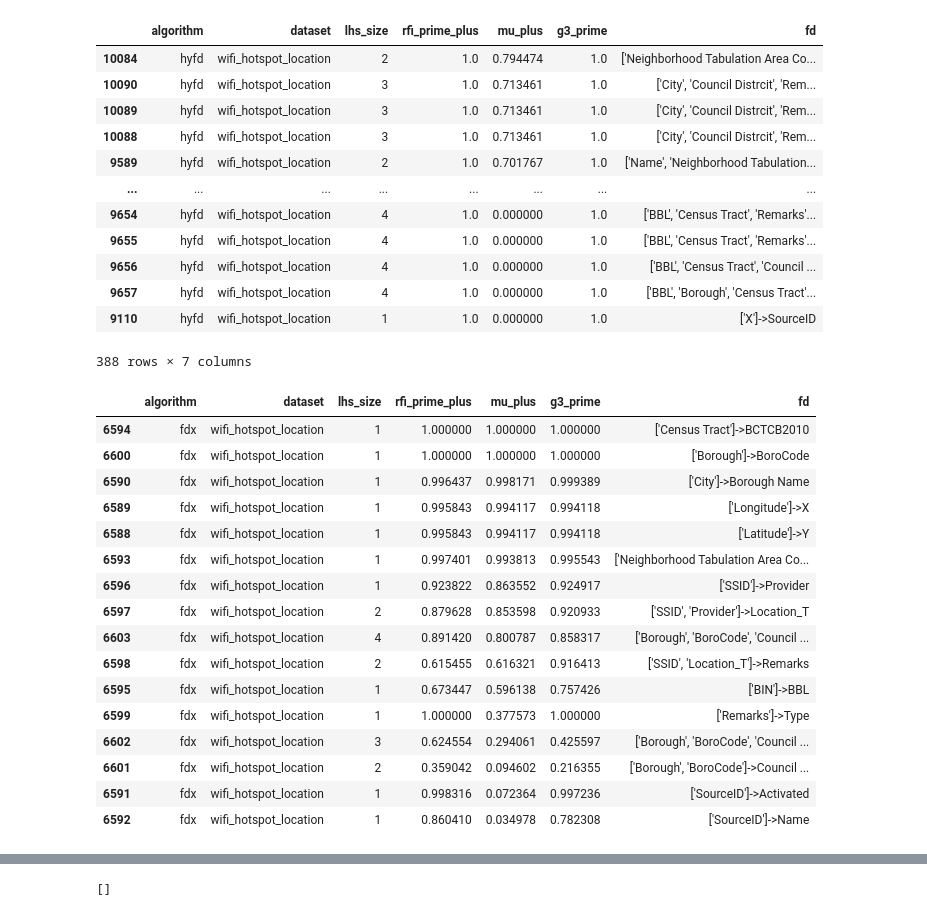
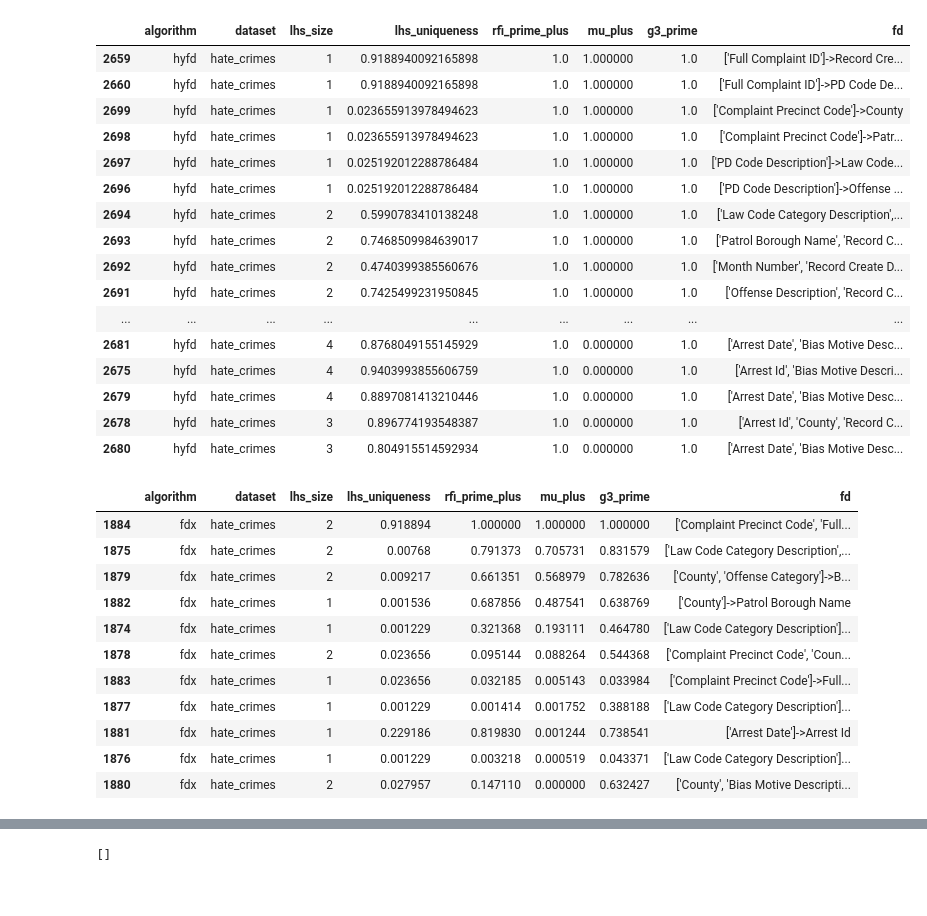
Before and after one commit to AlexF99/tcc, a Jupyter notebook: src/metrics/visualizations/rankings.ipynb, the cells around one changed output, grey strips where cells are left out. Saved outputs shown, nothing was run; the diff lists cells and outputs as text; code cells hidden in the pictures.

```diff
--- a/src/metrics/visualizations/rankings.ipynb
+++ b/src/metrics/visualizations/rankings.ipynb
@@ -3,8 +3,10 @@ import pandas as pd
 from get_dataframes import get_global_df
 # %%
 # parameters
-dataset = 'wifi_hotspot_location'
+dataset = 'hate_crimes'
+# sort_by = 'rfi_prime_plus'
 sort_by = 'mu_plus'
+# sort_by = 'g3_prime'
 results_path = "../../../experiments/final_experiments"
 # results_path = "../../../experiments/12-05-2025"
 
@@ -13,56 +15,56 @@ pd.set_option('display.max_colwidth', None)
 # %%
 hyfd_df = global_df[global_df['algorithm'] == 'hyfd']
 hyfd_df = hyfd_df[hyfd_df['dataset'] == dataset]
 # Filter out rows where any metrics are 1.0
-hyfd_df = hyfd_df[~((hyfd_df['rfi_prime_plus'] == 1.0) &
-                    (hyfd_df['mu_plus'] == 1.0) &
-                    (hyfd_df['g3_prime'] == 1.0))]
+# hyfd_df = hyfd_df[~((hyfd_df['rfi_prime_plus'] == 1.0) &
+#                     (hyfd_df['mu_plus'] == 1.0) &
+#                     (hyfd_df['g3_prime'] == 1.0))]
 # Sort by mu_plus in descending order
 hyfd_df = hyfd_df.sort_values(by=sort_by, ascending=False)
-# hyfd_df.head(50)
-hyfd_df
+hyfd_df.head(50)
+# hyfd_df
 
 # global_df
 # %% [output]
-|  | algorithm | dataset | lhs_size | rfi_prime_plus | mu_plus | g3_prime | fd |
-| 10084 | hyfd | wifi_hotspot_location | 2 | 1.0 | 0.794474 | 1.0 | ['Neighborhood Tabulation Area Co... |
-| 10090 | hyfd | wifi_hotspot_location | 3 | 1.0 | 0.713461 | 1.0 | ['City', 'Council Distrcit', 'Rem... |
-| 10089 | hyfd | wifi_hotspot_location | 3 | 1.0 | 0.713461 | 1.0 | ['City', 'Council Distrcit', 'Rem... |
-| 10088 | hyfd | wifi_hotspot_location | 3 | 1.0 | 0.713461 | 1.0 | ['City', 'Council Distrcit', 'Rem... |
-| 9589 | hyfd | wifi_hotspot_location | 2 | 1.0 | 0.701767 | 1.0 | ['Name', 'Neighborhood Tabulation... |
-| ... | ... | ... | ... | ... | ... | ... | ... |
-| 9654 | hyfd | wifi_hotspot_location | 4 | 1.0 | 0.000000 | 1.0 | ['BBL', 'Census Tract', 'Remarks'... |
-| 9655 | hyfd | wifi_hotspot_location | 4 | 1.0 | 0.000000 | 1.0 | ['BBL', 'Census Tract', 'Remarks'... |
-| 9656 | hyfd | wifi_hotspot_location | 4 | 1.0 | 0.000000 | 1.0 | ['BBL', 'Census Tract', 'Council ... |
-| 9657 | hyfd | wifi_hotspot_location | 4 | 1.0 | 0.000000 | 1.0 | ['BBL', 'Borough', 'Census Tract'... |
-| 9110 | hyfd | wifi_hotspot_location | 1 | 1.0 | 0.000000 | 1.0 | ['X']->SourceID |
+|  | algorithm | dataset | lhs_size | lhs_uniqueness | rfi_prime_plus | mu_plus | g3_prime | fd |
+| 2659 | hyfd | hate_crimes | 1 | 0.9188940092165898 | 1.0 | 1.000000 | 1.0 | ['Full Complaint ID']->Record Cre... |
+| 2660 | hyfd | hate_crimes | 1 | 0.9188940092165898 | 1.0 | 1.000000 | 1.0 | ['Full Complaint ID']->PD Code De... |
+| 2699 | hyfd | hate_crimes | 1 | 0.023655913978494623 | 1.0 | 1.000000 | 1.0 | ['Complaint Precinct Code']->County |
+| 2698 | hyfd | hate_crimes | 1 | 0.023655913978494623 | 1.0 | 1.000000 | 1.0 | ['Complaint Precinct Code']->Patr... |
+| 2697 | hyfd | hate_crimes | 1 | 0.025192012288786484 | 1.0 | 1.000000 | 1.0 | ['PD Code Description']->Law Code... |
+| 2696 | hyfd | hate_crimes | 1 | 0.025192012288786484 | 1.0 | 1.000000 | 1.0 | ['PD Code Description']->Offense ... |
+| 2694 | hyfd | hate_crimes | 2 | 0.5990783410138248 | 1.0 | 1.000000 | 1.0 | ['Law Code Category Description',... |
+| 2693 | hyfd | hate_crimes | 2 | 0.7468509984639017 | 1.0 | 1.000000 | 1.0 | ['Patrol Borough Name', 'Record C... |
+| 2692 | hyfd | hate_crimes | 2 | 0.4740399385560676 | 1.0 | 1.000000 | 1.0 | ['Month Number', 'Record Create D... |
+| 2691 | hyfd | hate_crimes | 2 | 0.7425499231950845 | 1.0 | 1.000000 | 1.0 | ['Offense Description', 'Record C... |
+| ... | ... | ... | ... | ... | ... | ... | ... | ... |
+| 2681 | hyfd | hate_crimes | 4 | 0.8768049155145929 | 1.0 | 0.000000 | 1.0 | ['Arrest Date', 'Bias Motive Desc... |
+| 2675 | hyfd | hate_crimes | 4 | 0.9403993855606759 | 1.0 | 0.000000 | 1.0 | ['Arrest Id', 'Bias Motive Descri... |
+| 2679 | hyfd | hate_crimes | 4 | 0.8897081413210446 | 1.0 | 0.000000 | 1.0 | ['Arrest Date', 'Bias Motive Desc... |
+| 2678 | hyfd | hate_crimes | 3 | 0.896774193548387 | 1.0 | 0.000000 | 1.0 | ['Arrest Id', 'County', 'Record C... |
+| 2680 | hyfd | hate_crimes | 3 | 0.804915514592934 | 1.0 | 0.000000 | 1.0 | ['Arrest Date', 'Bias Motive Desc... |
-388 rows × 7 columns
 # %%
 fdx_df = global_df[global_df['algorithm'] == 'fdx']
 fdx_df = fdx_df[fdx_df['dataset'] == dataset]
 # Sort by mu_plus in descending order
 fdx_df = fdx_df.sort_values(by=sort_by, ascending=False)
+# fdx_df.head(50).to_csv("rank_mu_fdx_hate_crimes.csv")
 fdx_df.head(50)
 
 # global_df
 # %% [output]
-|  | algorithm | dataset | lhs_size | rfi_prime_plus | mu_plus | g3_prime | fd |
-| 6594 | fdx | wifi_hotspot_location | 1 | 1.000000 | 1.000000 | 1.000000 | ['Census Tract']->BCTCB2010 |
-| 6600 | fdx | wifi_hotspot_location | 1 | 1.000000 | 1.000000 | 1.000000 | ['Borough']->BoroCode |
-| 6590 | fdx | wifi_hotspot_location | 1 | 0.996437 | 0.998171 | 0.999389 | ['City']->Borough Name |
-| 6589 | fdx | wifi_hotspot_location | 1 | 0.995843 | 0.994117 | 0.994118 | ['Longitude']->X |
-| 6588 | fdx | wifi_hotspot_location | 1 | 0.995843 | 0.994117 | 0.994118 | ['Latitude']->Y |
-| 6593 | fdx | wifi_hotspot_location | 1 | 0.997401 | 0.993813 | 0.995543 | ['Neighborhood Tabulation Area Co... |
-| 6596 | fdx | wifi_hotspot_location | 1 | 0.923822 | 0.863552 | 0.924917 | ['SSID']->Provider |
-| 6597 | fdx | wifi_hotspot_location | 2 | 0.879628 | 0.853598 | 0.920933 | ['SSID', 'Provider']->Location_T |
-| 6603 | fdx | wifi_hotspot_location | 4 | 0.891420 | 0.800787 | 0.858317 | ['Borough', 'BoroCode', 'Council ... |
-| 6598 | fdx | wifi_hotspot_location | 2 | 0.615455 | 0.616321 | 0.916413 | ['SSID', 'Location_T']->Remarks |
-| 6595 | fdx | wifi_hotspot_location | 1 | 0.673447 | 0.596138 | 0.757426 | ['BIN']->BBL |
-| 6599 | fdx | wifi_hotspot_location | 1 | 1.000000 | 0.377573 | 1.000000 | ['Remarks']->Type |
-| 6602 | fdx | wifi_hotspot_location | 3 | 0.624554 | 0.294061 | 0.425597 | ['Borough', 'BoroCode', 'Council ... |
-| 6601 | fdx | wifi_hotspot_location | 2 | 0.359042 | 0.094602 | 0.216355 | ['Borough', 'BoroCode']->Council ... |
-| 6591 | fdx | wifi_hotspot_location | 1 | 0.998316 | 0.072364 | 0.997236 | ['SourceID']->Activated |
-| 6592 | fdx | wifi_hotspot_location | 1 | 0.860410 | 0.034978 | 0.782308 | ['SourceID']->Name |
+|  | algorithm | dataset | lhs_size | lhs_uniqueness | rfi_prime_plus | mu_plus | g3_prime | fd |
+| 1884 | fdx | hate_crimes | 2 | 0.918894 | 1.000000 | 1.000000 | 1.000000 | ['Complaint Precinct Code', 'Full... |
+| 1875 | fdx | hate_crimes | 2 | 0.00768 | 0.791373 | 0.705731 | 0.831579 | ['Law Code Category Description',... |
+| 1879 | fdx | hate_crimes | 2 | 0.009217 | 0.661351 | 0.568979 | 0.782636 | ['County', 'Offense Category']->B... |
+| 1882 | fdx | hate_crimes | 1 | 0.001536 | 0.687856 | 0.487541 | 0.638769 | ['County']->Patrol Borough Name |
+| 1874 | fdx | hate_crimes | 1 | 0.001229 | 0.321368 | 0.193111 | 0.464780 | ['Law Code Category Description']... |
+| 1878 | fdx | hate_crimes | 2 | 0.023656 | 0.095144 | 0.088264 | 0.544368 | ['Complaint Precinct Code', 'Coun... |
+| 1883 | fdx | hate_crimes | 1 | 0.023656 | 0.032185 | 0.005143 | 0.033984 | ['Complaint Precinct Code']->Full... |
+| 1877 | fdx | hate_crimes | 1 | 0.001229 | 0.001414 | 0.001752 | 0.388188 | ['Law Code Category Description']... |
+| 1881 | fdx | hate_crimes | 1 | 0.229186 | 0.819830 | 0.001244 | 0.738541 | ['Arrest Date']->Arrest Id |
+| 1876 | fdx | hate_crimes | 1 | 0.001229 | 0.003218 | 0.000519 | 0.043371 | ['Law Code Category Description']... |
+| 1880 | fdx | hate_crimes | 2 | 0.027957 | 0.147110 | 0.000000 | 0.632427 | ['County', 'Bias Motive Descripti... |
 # %%
 pyro_df = global_df[global_df['algorithm'] == 'pyro']
 pyro_df = pyro_df[pyro_df['dataset'] == dataset]
```
Also changed, not shown: parts of 5 cells of this notebook, 7 other files.
